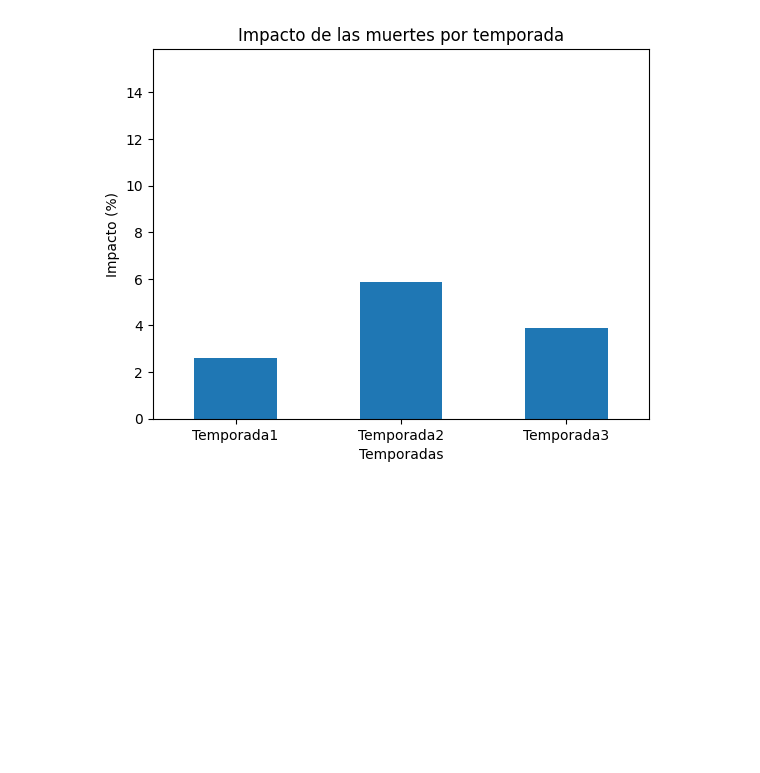
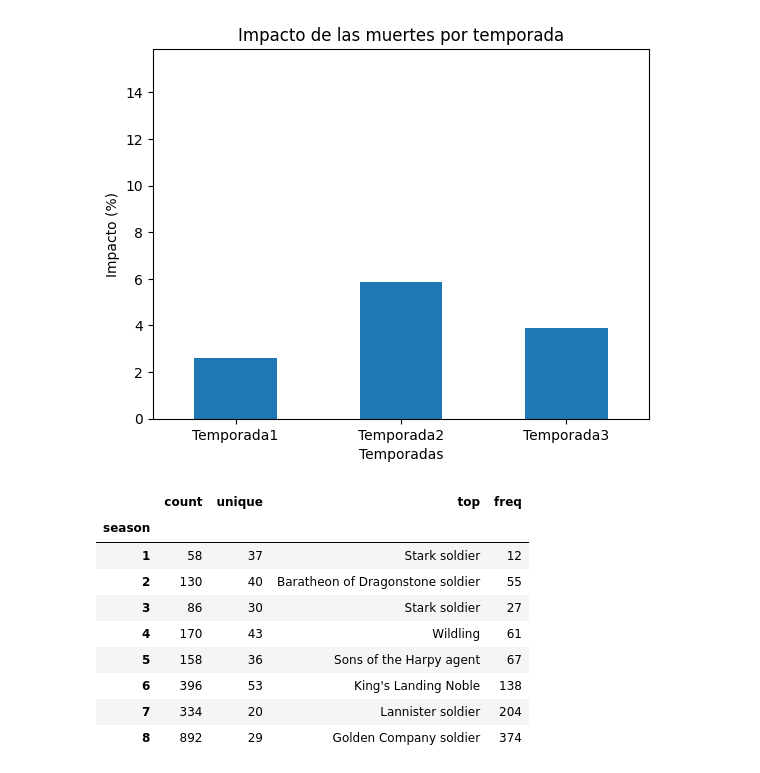
Before and after one commit to zurdopalafox/PYTHONCIENCIADEDATOS, a Jupyter notebook: ciencia07tronos.ipynb, the cells around one changed output. Drawn from its saved outputs; the diff is of its cells as text; code cells hidden in the pictures; blank space fills up the shorter version.

```diff
--- a/ciencia07tronos.ipynb
+++ b/ciencia07tronos.ipynb
@@ -136,3 +136,17 @@ plt.ylim(0, max(df_impacto['Impacto (%)']) + 10)
 plt.show()
 # %% [output]
 [figure]
+# %%
+df_season = df.groupby("season")["name"]
+df_season.describe()
+# %% [output]
+|  | count | unique | top | freq |
+| season |  |  |  |  |
+| 1 | 58 | 37 | Stark soldier | 12 |
+| 2 | 130 | 40 | Baratheon of Dragonstone soldier | 55 |
+| 3 | 86 | 30 | Stark soldier | 27 |
+| 4 | 170 | 43 | Wildling | 61 |
+| 5 | 158 | 36 | Sons of the Harpy agent | 67 |
+| 6 | 396 | 53 | King's Landing Noble | 138 |
+| 7 | 334 | 20 | Lannister soldier | 204 |
+| 8 | 892 | 29 | Golden Company soldier | 374 |
```
Also changed, not shown: parts of 4 cells of this notebook, 1 other file.
